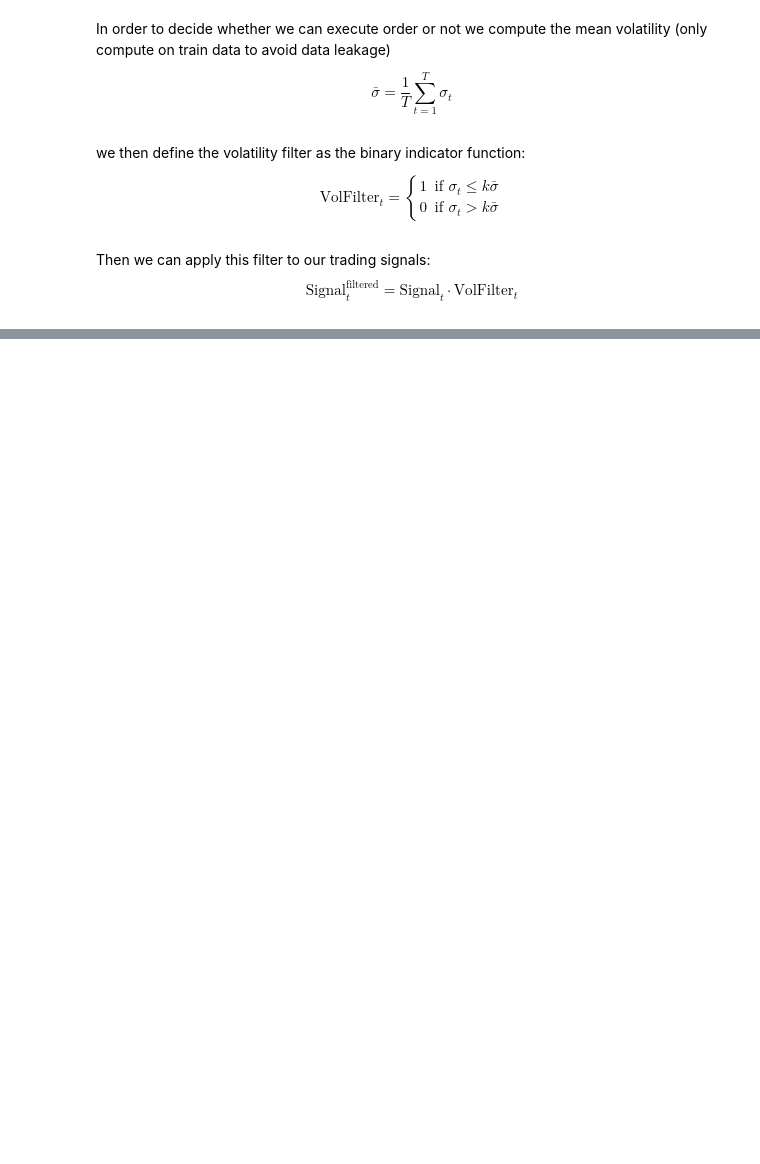
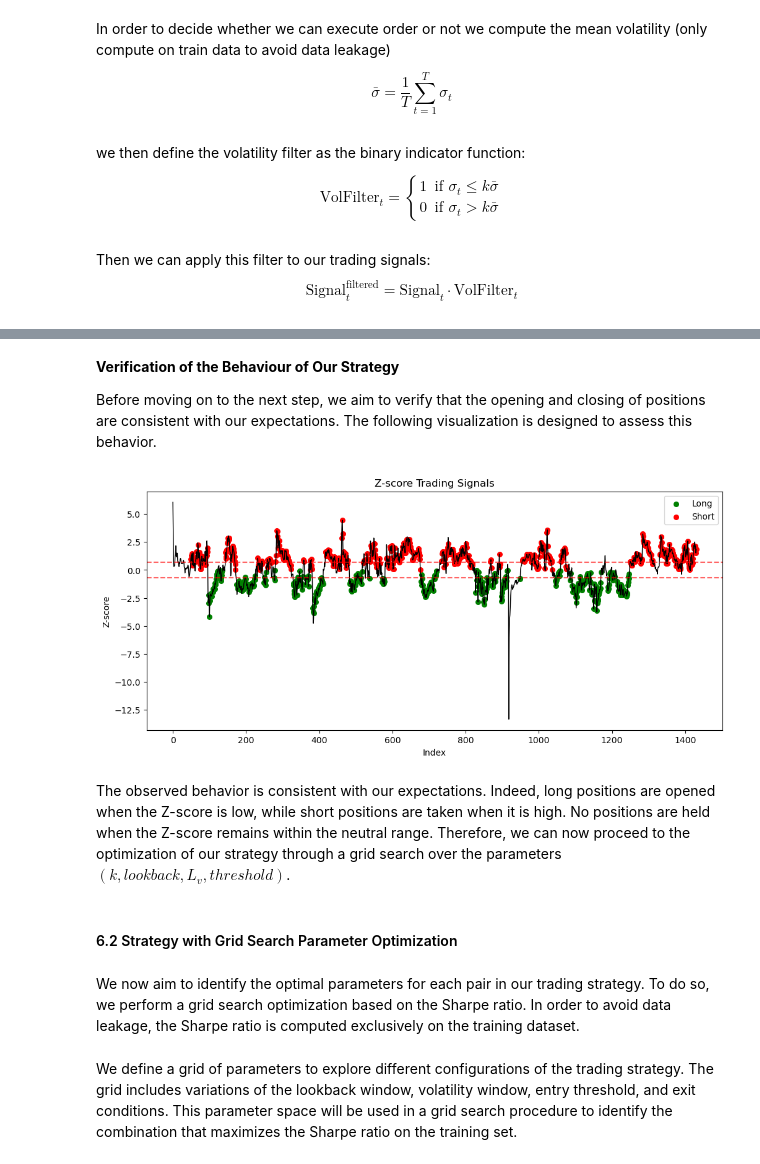
Before and after one commit to NatachaGsn/rice-trading-project, a Jupyter notebook: Trading_game2.ipynb, the cells around one changed output, grey strips where cells are left out. Drawn from its saved outputs; the diff is of its cells as text; code cells hidden in the pictures; blank space fills up the shorter version.

```diff
--- a/Trading_game2.ipynb
+++ b/Trading_game2.ipynb
@@ -587,28 +666,28 @@ plt.show()
+# %% [markdown]
+**Verification of the Behaviour of Our Strategy**
+
+Before moving on to the next step, we aim to verify that the opening and closing of positions are consistent with our expectations. The following visualization is designed to assess this behavior.
 # %%
-def plot_zscore_signals(df, threshold=0.7):
+def plot_zscore_signals(res, threshold=0.7):
 
-    z = df["z_score"]
-    signal = df["signal_final"]
+    z = pd.Series(res["z_score"])
+    signal = pd.Series(res["signal_final"])
 
-    long_points = z[signal == 1]
-    short_points = z[signal == -1]
+    long_points = z[signal==1]
+    short_points = z[signal==-1]
 
     plt.figure(figsize=(12,5))
 
-    # Z-score
     plt.plot(z, color="black", linewidth=1)
 
-    # Thresholds
-    plt.axhline(threshold, linestyle="--", color="red", alpha=0.6)
-    plt.axhline(-threshold, linestyle="--", color="red", alpha=0.6)
+    plt.axhline(threshold, linestyle="--", color="red",alpha=0.6)
+    plt.axhline(-threshold,linestyle="--", color="red", alpha=0.6)
 
-    # Long signals
     plt.scatter(long_points.index, long_points,
                 color="green", label="Long", s=30)
 
-    # Short signals
     plt.scatter(short_points.index, short_points,
-                color="red", label="Short", s=30)
+                color="red",label="Short", s=30)
 
     plt.ylabel("Z-score")
     plt.xlabel("Index")
@@ -616,6 +695,16 @@ def plot_zscore_signals(df, threshold=0.7):
     plt.legend()
 
     plt.show()
+# %%
+plot_zscore_signals(res)
+# %% [output]
+[figure, added]
+# %% [markdown]
+The observed behavior is consistent with our expectations. Indeed, long positions are opened when the Z-score is low, while short positions are taken when it is high. No positions are held when the Z-score remains within the neutral range. Therefore, we can now proceed to the optimization of our strategy through a grid search over the parameters $(k, lookback, L_v, threshold)$.
+# %% [markdown]
+#### 6.2 Strategy with Grid Search Parameter Optimization
+# %% [markdown]
+We now aim to identify the optimal parameters for each pair in our trading strategy. To do so, we perform a grid search optimization based on the Sharpe ratio. In order to avoid data leakage, the Sharpe ratio is computed exclusively on the training dataset.
 # %%
 def evaluate_strategy_train(Y, params):
 
@@ -644,4 +734,6 @@ def evaluate_strategy_train(Y, params):
     return sharpe
+# %% [markdown]
+We define a grid of parameters to explore different configurations of the trading strategy. The grid includes variations of the lookback window, volatility window, entry threshold, and exit conditions. This parameter space will be used in a grid search procedure to identify the combination that maximizes the Sharpe ratio on the training set.
 # %%
 param_grid = {
     "lookback": [30, 50, 70],
```
Also changed, not shown: parts of 53 cells of this notebook.
